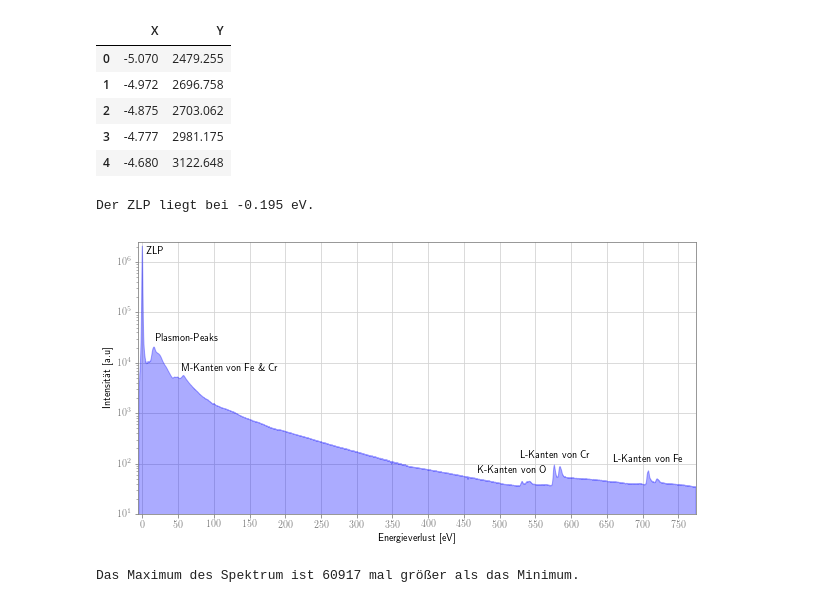
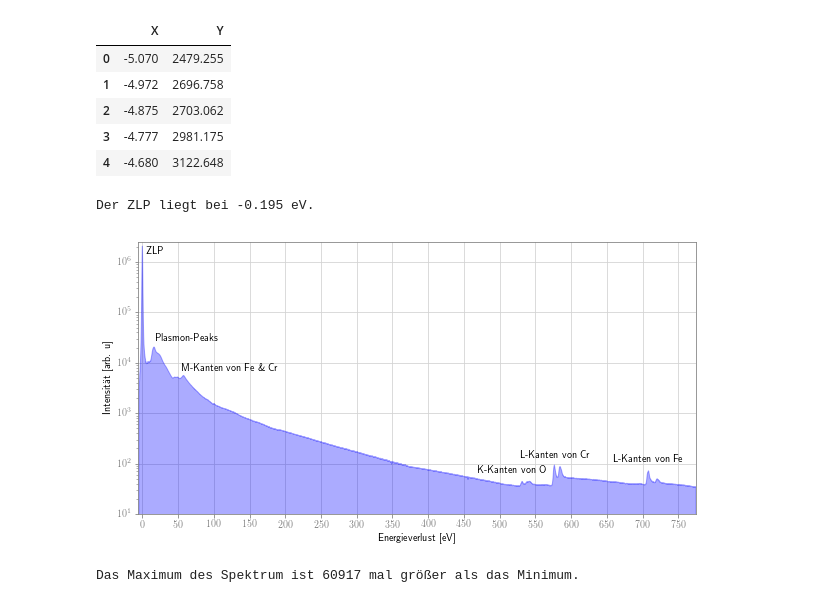
Before and after one commit to m-entrup/Dissertation, a Jupyter notebook: Jupyter-Notebooks/Kapitel2/EELS-Overview.ipynb, the cells around one changed output. Saved outputs shown, nothing was run; the diff lists cells and outputs as text; code cells hidden in the pictures.

```diff
--- a/Jupyter-Notebooks/Kapitel2/EELS-Overview.ipynb
+++ b/Jupyter-Notebooks/Kapitel2/EELS-Overview.ipynb
@@ -46,7 +46,7 @@ def plot_EELS(data_frame):
     plt.figure(figsize=(10,5))
     plt.fill_between(data_frame.X, 0, data_frame.Y, color='blue', alpha=0.33)
     plt.xlabel('Energieverlust [eV]')
-    plt.ylabel('Intensität [a.u]')
+    plt.ylabel('Intensität [arb. u]')
     plt.yscale('log')
     plt.xlim(-6, data_frame.X.max())
     plt.ylim(1e1, round(1.2 * data_frame.Y.max()))
@@ -76,34 +76,34 @@ def plot_EELS(data_frame):
     plt.text(565,
              90,
              'K-Kanten von O',
              verticalalignment='top',
              horizontalalignment='right',
              fontsize=fs
             )
     plt.text(578,
              120,
              'L-Kanten von Cr',
              verticalalignment='bottom',
              horizontalalignment='center',
              fontsize=fs
             )
     plt.text(708,
              100,
              'L-Kanten von Fe',
              verticalalignment='bottom',
              horizontalalignment='center',
              fontsize=fs
             )
 
     plt.xticks(range(0, 751, 50))
     plt.savefig('Bilder/EELS_Overview')
     plt.show()
 
 plot_EELS(df2)
 print('Das Maximum des Spektrum ist %d mal größer als das Minimum.' % int(round(df2.Y.max() / df2.Y.min())))
 # %% [output]
 Der ZLP liegt bei -0.195 eV.
-[figure, old version]
+[figure, new version]
 Das Maximum des Spektrum ist 60917 mal größer als das Minimum.
 # %%
 def power(x, a, r):
```
Also changed, not shown: parts of 1 cell of this notebook, 14 other files.
